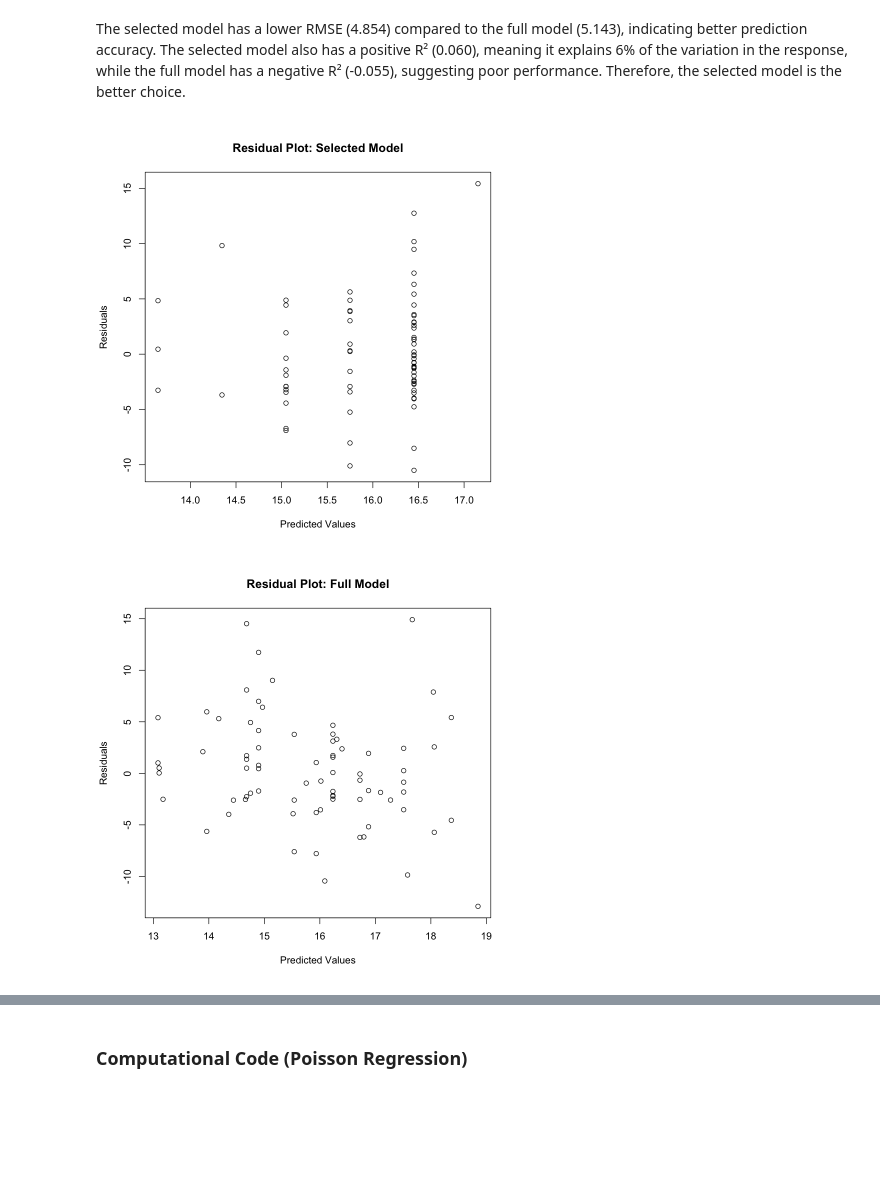
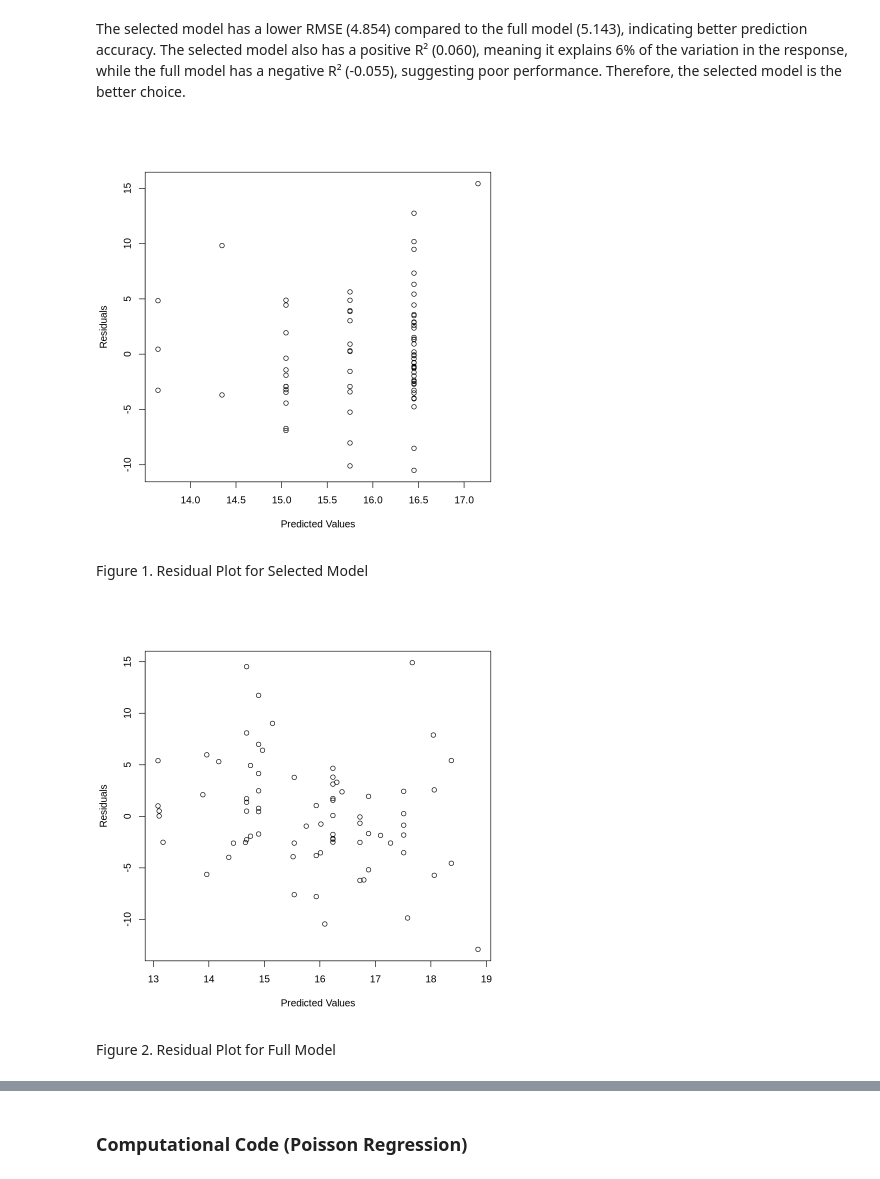
Before and after one commit to ymyms/stat-301-2024w2-group-2, a Jupyter notebook: final.ipynb, the cells around one changed output, grey strips where cells are left out. Cells and saved outputs as stored; diff of their text form; code cells hidden in the pictures; blank space fills up the shorter version.

```diff
--- a/final.ipynb
+++ b/final.ipynb
@@ -414,23 +409,26 @@ The selected model has a lower RMSE (4.854) compared to the full model (5.143),
 # %%
 # Residual plot
 # Calculate residuals for the selected model
 residual_select <- tip_test$tip_per - pred_select
 
 # Calculate residuals for the full model
 residual_full <- tip_test$tip_per - pred_full
 
 # Residual Plot for Selected Model
 plot(pred_select, residual_select,
-     main = "Residual Plot: Selected Model",
      xlab = "Predicted Values",
      ylab = "Residuals")
-
-# Residual Plot for Full Model
-plot(pred_full, residual_full,
-     main = "Residual Plot: Full Model",
-     xlab = "Predicted Values",
-     ylab = "Residuals")
 # %% [output]
-[figure, old version]
+[figure, new version]
-[figure, removed]
+# %% [markdown]
+Figure 1. Residual Plot for Selected Model
+# %%
+# Residual Plot for Full Model
+plot(pred_full, residual_full,
+     xlab = "Predicted Values",
+     ylab = "Residuals")
+# %% [output]
+[figure, added]
+# %% [markdown]
+Figure 2. Residual Plot for Full Model
 # %% [markdown]
```
Also changed, not shown: parts of 15 cells of this notebook.
